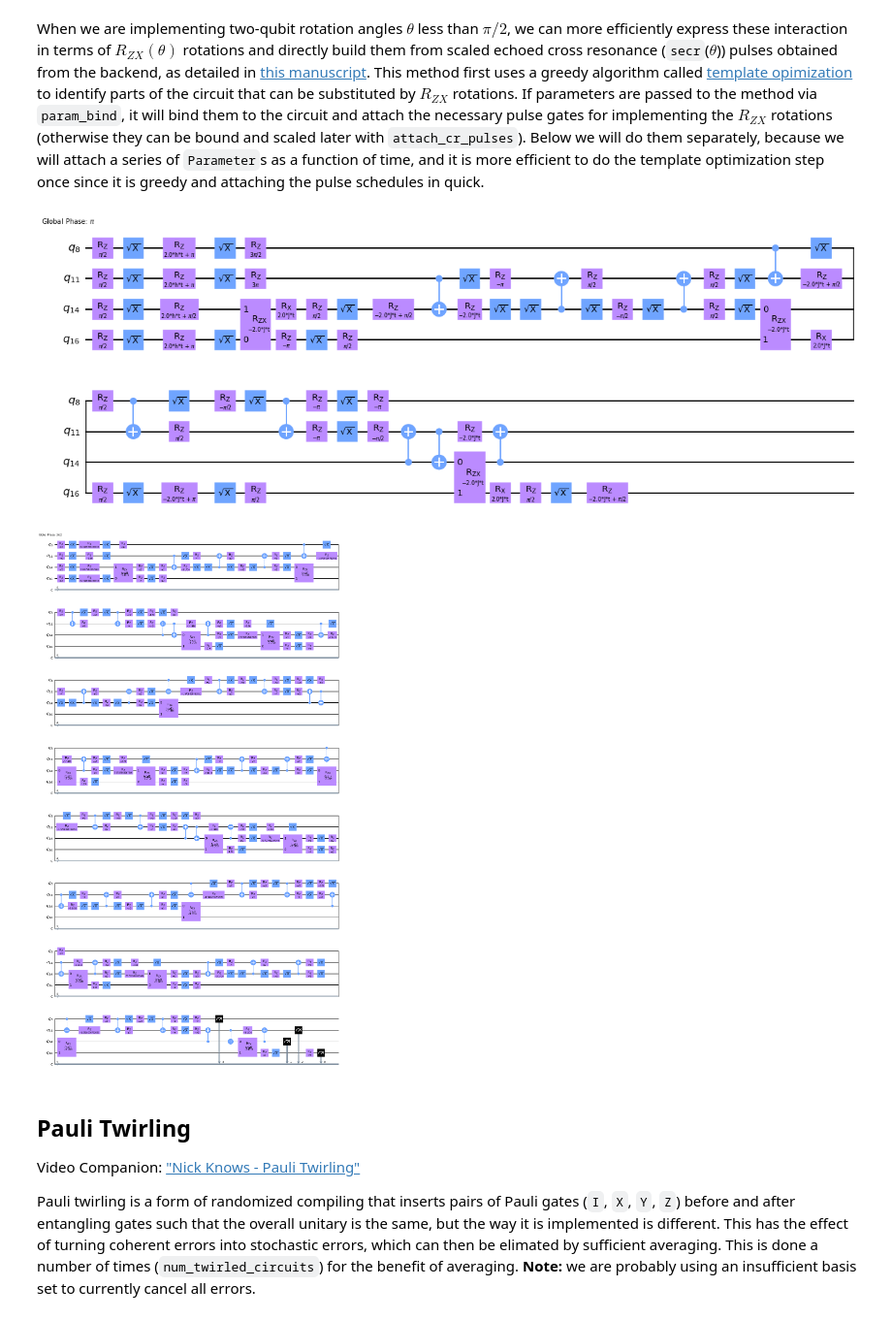
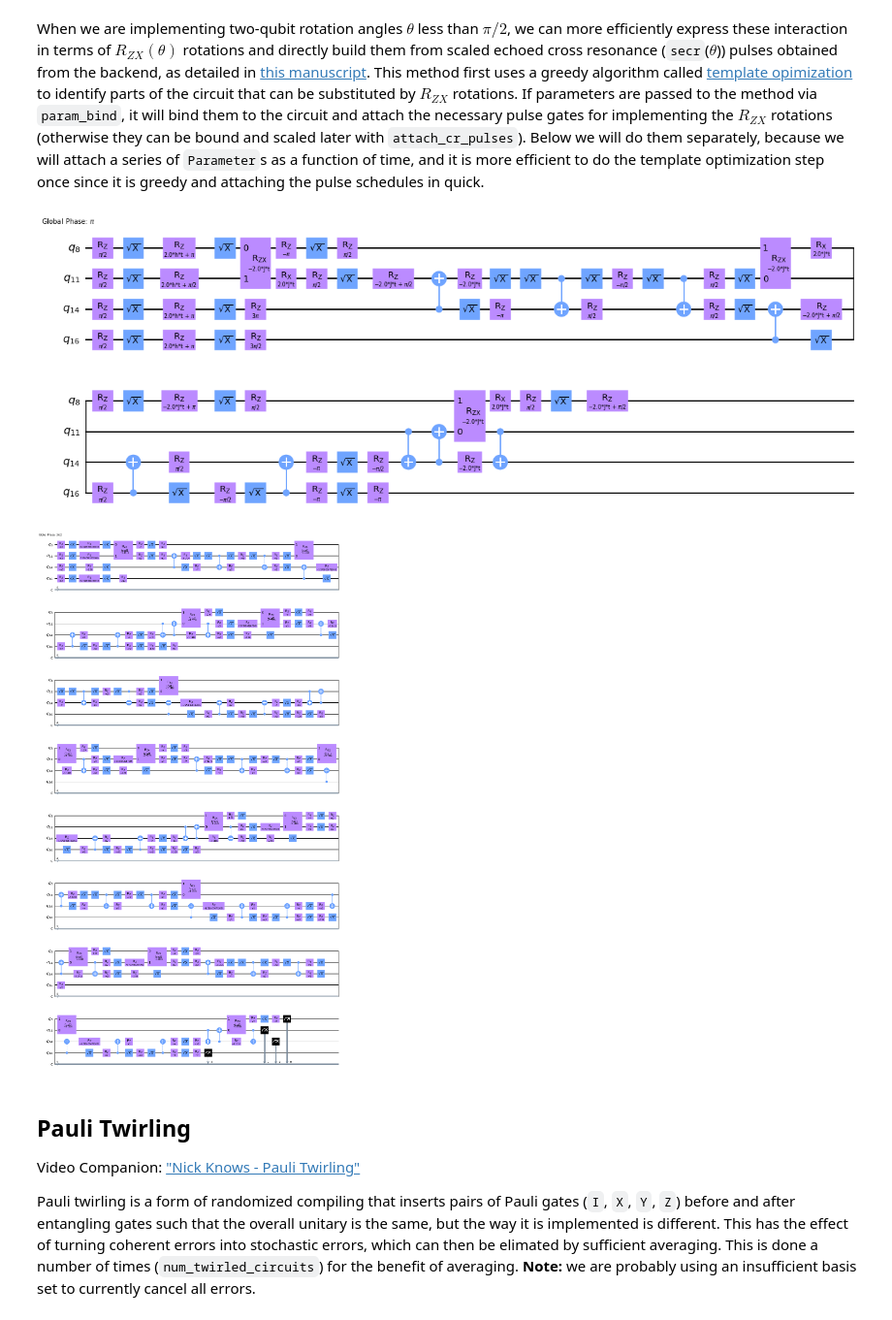
Before and after one commit to nbronn/qiskit-research, a Jupyter notebook: docs/getting_started.ipynb, the cells around one changed output. Shown at 97% size. Drawn from its saved outputs; the diff is of its cells as text; code cells hidden in the pictures.

```diff
--- a/docs/getting_started.ipynb
+++ b/docs/getting_started.ipynb
@@ -171,16 +171,17 @@ Text(0.5, 1.0, 'These are all equivalent circuits')
 # %% [markdown]
 When we are implementing two-qubit rotation angles $\theta$ less than $\pi/2$, we can more efficiently express these interaction in terms of $R_{ZX}(\theta)$ rotations and directly build them from scaled echoed cross resonance (`secr`($\theta$)) pulses obtained from the backend, as detailed in [this manuscript](http://arxiv.org/abs/2012.11660). This method first uses a greedy algorithm called [template opimization](http://arxiv.org/abs/1909.05270) to identify parts of the circuit that can be substituted by $R_{ZX}$ rotations. If parameters are passed to the method via `param_bind`, it will bind them to the circuit and attach the necessary pulse gates for implementing the $R_{ZX}$ rotations (otherwise they can be bound and scaled later with `attach_cr_pulses`). Below we will do them separately, because we will attach a series of `Parameter`s as a function of time, and it is more efficient to do the template optimization step once since it is greedy and attaching the pulse schedules in quick.
 # %%
-my_layout = scored_layouts[0][0]  # the layout with the lowest score (i.e., error)
+# my_layout = scored_layouts[0][0]  # the layout with the lowest score (i.e., error)
+my_layout = [8, 11, 14, 16] # debugging timing problem on
 trot_circ_sca = scale_cr_pulses(
     transpile(trot_circ_def, initial_layout=my_layout),
     # transpile(transpile(trot_circ, basis_gates=['rx', 'rz', 'cx']), initial_layout=[0,1,2,3]),
     backend,
     unroll_rzx_to_ecr=False
 )
 trot_circ_sca.draw("mpl", idle_wires=False)
 # %% [output]
-[figure, old version]
+[figure, new version]
 # %%
 from helper import build_ising_circuits
 
@@ -195,7 +196,7 @@ circs = build_ising_circuits(trot_circ_sca, backend, num_trotter_steps, my_layou
 # %%
 circs[-1].draw('mpl', idle_wires=False)
 # %% [output]
-[figure, old version]
+[figure, new version]
 # %% [markdown]
 ## Pauli Twirling
 
```
Also changed, not shown: parts of 8 cells of this notebook.
